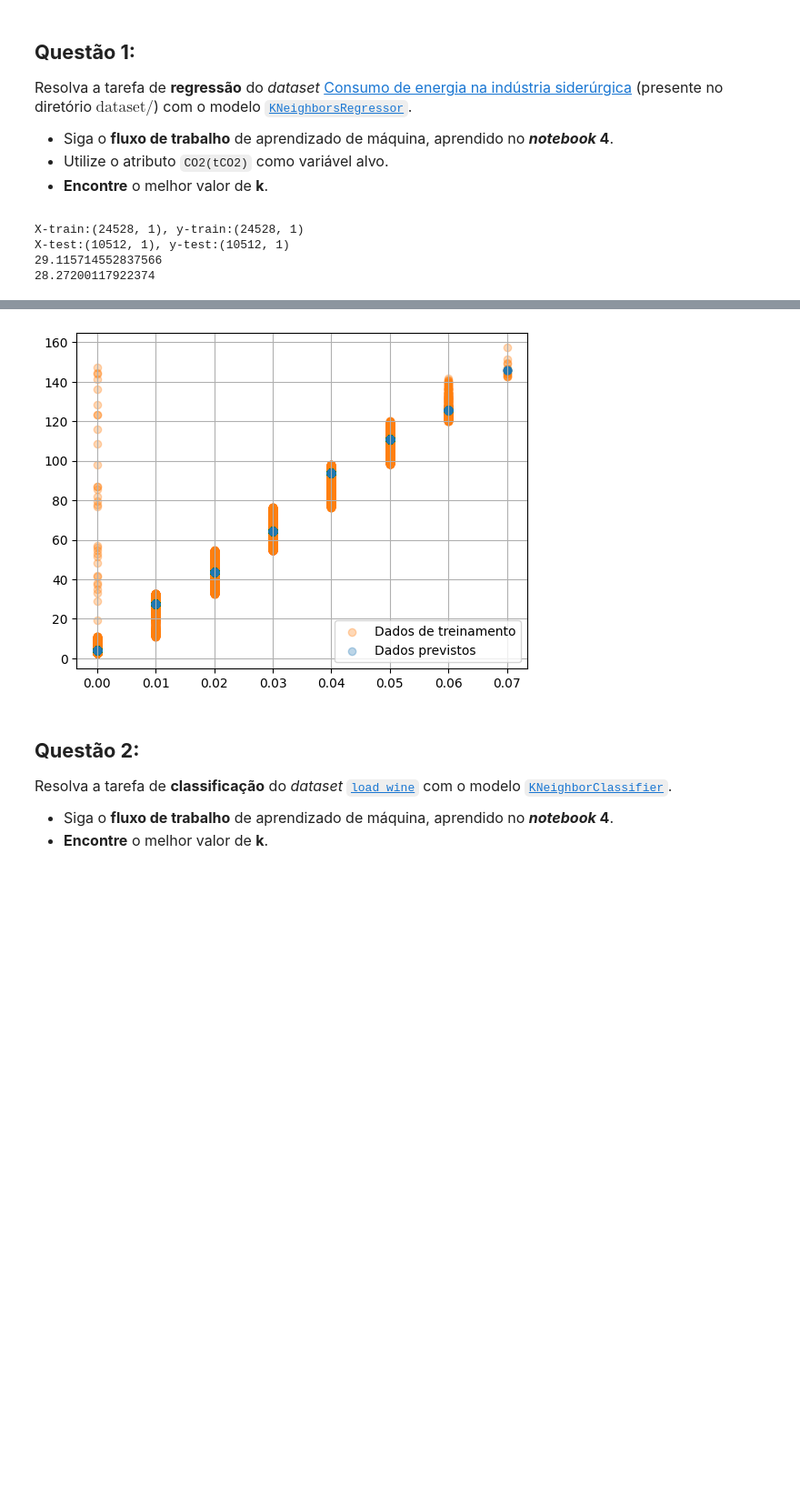
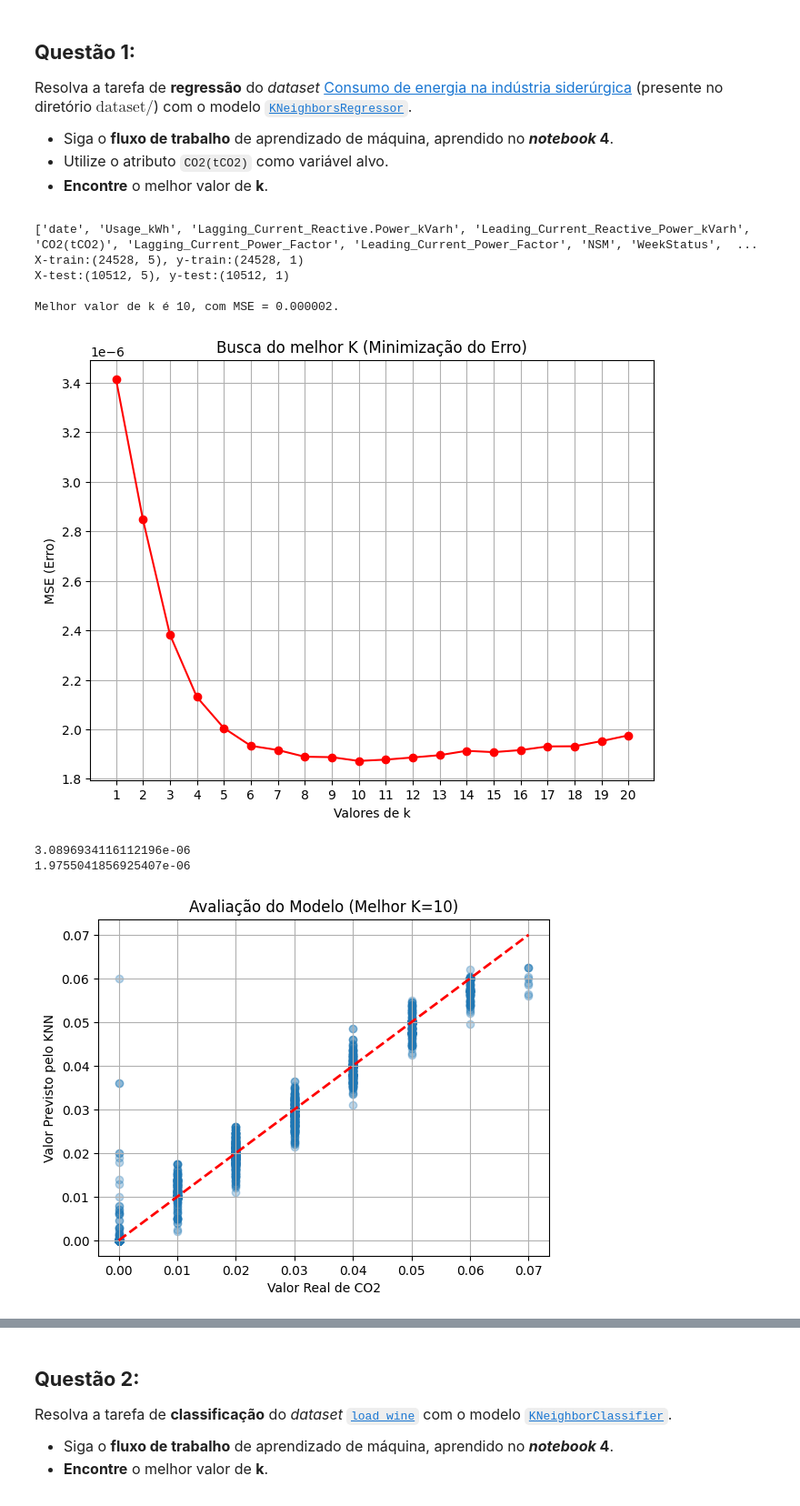
Before and after one commit to Alomyr/Apredizado-de-maquina-supervisonado, a Jupyter notebook: Unidade01/Atividades/atividade4.ipynb, the cells around one changed output, grey strips where cells are left out. Shown at 91% size. Saved outputs shown, nothing was run; the diff lists cells and outputs as text; code cells hidden in the pictures; blank space fills up the shorter version.

```diff
--- a/Unidade01/Atividades/atividade4.ipynb
+++ b/Unidade01/Atividades/atividade4.ipynb
@@ -30,49 +35,95 @@ import matplotlib.pyplot as plt
 # %%
 df  = pd.read_csv("/content/drive/MyDrive/5 semestre /Aprendizado de maquina supervisionado/IMD3002 - Aprendizado de Máquina Supervisionado/1-unidade/dataset/Steel_industry_data.csv")
 
-X = df[["CO2(tCO2)"]]
-Y = df[["Usage_kWh"]]
+print(df.columns.tolist())
 
-X_train, X_test, y_train, y_test = train_test_split(X,Y ,test_size=0.3,train_size=0.7)
+features = [
+    'Usage_kWh',
+    'Lagging_Current_Reactive.Power_kVarh',
+    'Leading_Current_Reactive_Power_kVarh',
+    'Lagging_Current_Power_Factor',
+    'Leading_Current_Power_Factor'
+]
+
+X = df[features]
+Y = df[["CO2(tCO2)"]]
+
+X_train, X_test, y_train, y_test = train_test_split(X,Y ,test_size=0.3,train_size=0.7, random_state=42)
 
 print(f"X-train:{X_train.shape}, y-train:{y_train.shape}")
 print(f"X-test:{X_test.shape}, y-test:{y_test.shape}")
 
+
 scale = StandardScaler()
-model = KNeighborsRegressor()
+
 
 X_train_scarle = scale.fit_transform(X_train)
 X_test_scarle = scale.transform(X_test)
 
+
+# tem q char o melhor K antes de fazer o treinamento das coisas
+k_values  = range(1,21)
+mse_values = []
+for k in k_values:
+    model = KNeighborsRegressor(n_neighbors=k)
+    model.fit(X_train_scarle, y_train)
+    y_pred_test = model.predict(X_test_scarle)
+
+    mse_values.append(mean_squared_error(y_test, y_pred_test))
+
+
+
+best_k = k_values[np.argmin(mse_values)]
+
+print(f"\nMelhor valor de k é {best_k}, com MSE = {min(mse_values):.6f}.")
+
+plt.figure(figsize=(8, 6))
+plt.plot(k_values, mse_values, marker='o', color='red')
+plt.xticks(k_values)
+plt.xlabel('Valores de k')
+plt.ylabel('MSE (Erro)')
+plt.title('Busca do melhor K (Minimização do Erro)')
+plt.grid()
+plt.show()
+
+model = KNeighborsRegressor(n_neighbors=best_k)
 model.fit(X_train_scarle, y_train)
-
 y_pred_train = model.predict(X_train_scarle)
-y_pred_test = model.predict(X_test_scarle)
 
 mse_train = mean_squared_error(y_train, y_pred_train)
 mse_test = mean_squared_error(y_test,y_pred_test)
 
-plt.scatter(X_train, y_train, color="tab:orange", alpha=0.3, label="Dados de treinamento")
-plt.scatter(X_test, y_pred_test, color="tab:blue", alpha=0.3, label="Dados previstos")
-plt.legend()
-plt.grid()
-
 print(mse_train)
 print(mse_test)
 
+plt.scatter(y_test, y_pred_test, color="tab:blue", alpha=0.3, label="Previsões")
+plt.plot([y_test.min(), y_test.max()], [y_test.min(), y_test.max()], 'r--', lw=2)
+
+plt.xlabel("Valor Real de CO2")
+plt.ylabel("Valor Previsto pelo KNN")
+plt.title(f"Avaliação do Modelo (Melhor K={best_k})")
+plt.grid()
+plt.show()
+
+
+
 df.head()
 # %% [output]
-X-train:(24528, 1), y-train:(24528, 1)
-X-test:(10512, 1), y-test:(10512, 1)
-29.115714552837566
-28.27200117922374
+['date', 'Usage_kWh', 'Lagging_Current_Reactive.Power_kVarh', 'Leading_Current_Reactive_Power_kVarh', 'CO2(tCO2)', 'Lagging_Current_Power_Factor', 'Leading_Current_Power_Factor', 'NSM', 'WeekStatus',  ...
+X-train:(24528, 5), y-train:(24528, 1)
+X-test:(10512, 5), y-test:(10512, 1)
+
+Melhor valor de k é 10, com MSE = 0.000002.
+[figure, new version]
+3.0896934116112196e-06
+1.9755041856925407e-06
+[figure, added]
 |  | date | Usage_kWh | Lagging_Current_Reactive.Power_kVarh | Leading_Current_Reactive_Power_kVarh | CO2(tCO2) | Lagging_Current_Power_Factor | ... |
 | 0 | 01/01/2018 00:15 | 3.17 | 2.95 | 0.0 | 0.0 | 73.21 | ... |
 | 1 | 01/01/2018 00:30 | 4.00 | 4.46 | 0.0 | 0.0 | 66.77 | ... |
 | 2 | 01/01/2018 00:45 | 3.24 | 3.28 | 0.0 | 0.0 | 70.28 | ... |
 | 3 | 01/01/2018 01:00 | 3.31 | 3.56 | 0.0 | 0.0 | 68.09 | ... |
 | 4 | 01/01/2018 01:15 | 3.82 | 4.50 | 0.0 | 0.0 | 64.72 | ... |
-[figure, old version]
 # %% [markdown]
 ## **Questão 2:**
 <font size=3>
```
Also changed, not shown: parts of 4 cells of this notebook.
